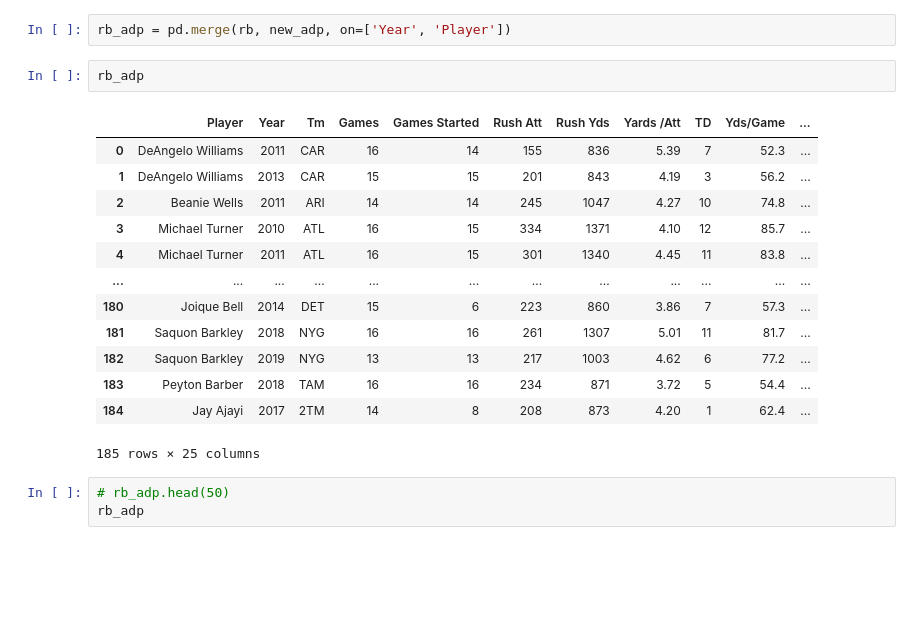
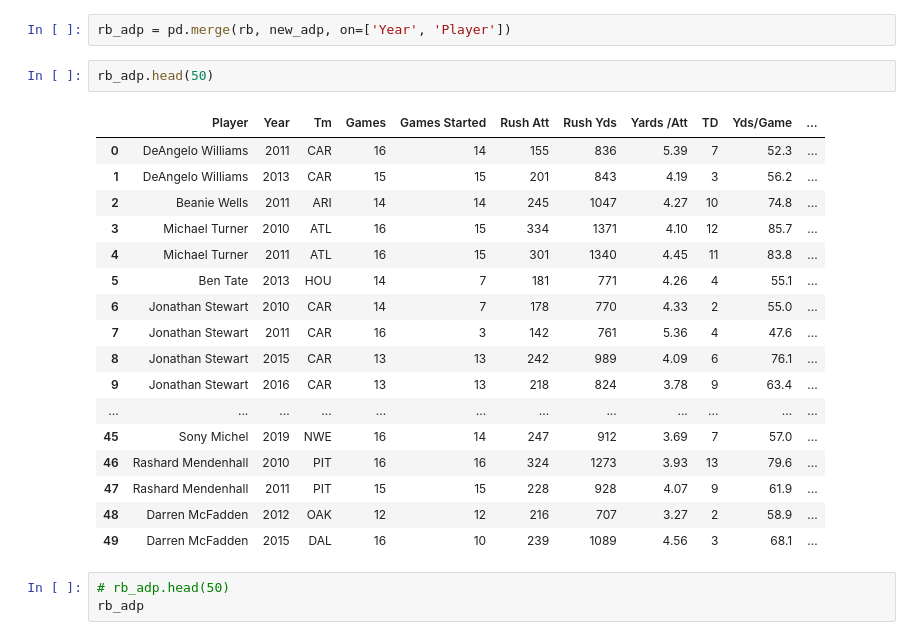
Before and after one commit to rich1123/DataEngineering.Labs.AirflowProject, a Jupyter notebook: football.ipynb, the cells around one changed output. Drawn from its saved outputs; the diff is of its cells as text; blank space fills up the shorter version.

```diff
--- a/football.ipynb
+++ b/football.ipynb
@@ -59,21 +59,25 @@ frames = [rb, new_adp]
 # %%
 rb_adp = pd.merge(rb, new_adp, on=['Year', 'Player'])
 # %%
-rb_adp
+rb_adp.head(50)
 # %% [output]
 |  | Player | Year | Tm | Games | Games Started | Rush Att | Rush Yds | Yards /Att | TD | Yds/Game | ... |
 | 0 | DeAngelo Williams | 2011 | CAR | 16 | 14 | 155 | 836 | 5.39 | 7 | 52.3 | ... |
 | 1 | DeAngelo Williams | 2013 | CAR | 15 | 15 | 201 | 843 | 4.19 | 3 | 56.2 | ... |
 | 2 | Beanie Wells | 2011 | ARI | 14 | 14 | 245 | 1047 | 4.27 | 10 | 74.8 | ... |
 | 3 | Michael Turner | 2010 | ATL | 16 | 15 | 334 | 1371 | 4.10 | 12 | 85.7 | ... |
 | 4 | Michael Turner | 2011 | ATL | 16 | 15 | 301 | 1340 | 4.45 | 11 | 83.8 | ... |
+| 5 | Ben Tate | 2013 | HOU | 14 | 7 | 181 | 771 | 4.26 | 4 | 55.1 | ... |
+| 6 | Jonathan Stewart | 2010 | CAR | 14 | 7 | 178 | 770 | 4.33 | 2 | 55.0 | ... |
+| 7 | Jonathan Stewart | 2011 | CAR | 16 | 3 | 142 | 761 | 5.36 | 4 | 47.6 | ... |
+| 8 | Jonathan Stewart | 2015 | CAR | 13 | 13 | 242 | 989 | 4.09 | 6 | 76.1 | ... |
+| 9 | Jonathan Stewart | 2016 | CAR | 13 | 13 | 218 | 824 | 3.78 | 9 | 63.4 | ... |
 | ... | ... | ... | ... | ... | ... | ... | ... | ... | ... | ... | ... |
-| 180 | Joique Bell | 2014 | DET | 15 | 6 | 223 | 860 | 3.86 | 7 | 57.3 | ... |
-| 181 | Saquon Barkley | 2018 | NYG | 16 | 16 | 261 | 1307 | 5.01 | 11 | 81.7 | ... |
-| 182 | Saquon Barkley | 2019 | NYG | 13 | 13 | 217 | 1003 | 4.62 | 6 | 77.2 | ... |
-| 183 | Peyton Barber | 2018 | TAM | 16 | 16 | 234 | 871 | 3.72 | 5 | 54.4 | ... |
-| 184 | Jay Ajayi | 2017 | 2TM | 14 | 8 | 208 | 873 | 4.20 | 1 | 62.4 | ... |
+| 45 | Sony Michel | 2019 | NWE | 16 | 14 | 247 | 912 | 3.69 | 7 | 57.0 | ... |
+| 46 | Rashard Mendenhall | 2010 | PIT | 16 | 16 | 324 | 1273 | 3.93 | 13 | 79.6 | ... |
+| 47 | Rashard Mendenhall | 2011 | PIT | 15 | 15 | 228 | 928 | 4.07 | 9 | 61.9 | ... |
+| 48 | Darren McFadden | 2012 | OAK | 12 | 12 | 216 | 707 | 3.27 | 2 | 58.9 | ... |
+| 49 | Darren McFadden | 2015 | DAL | 16 | 10 | 239 | 1089 | 4.56 | 3 | 68.1 | ... |
-185 rows × 25 columns
 # %%
 # rb_adp.head(50)
 rb_adp
```
Also changed, not shown: parts of 3 cells of this notebook.
